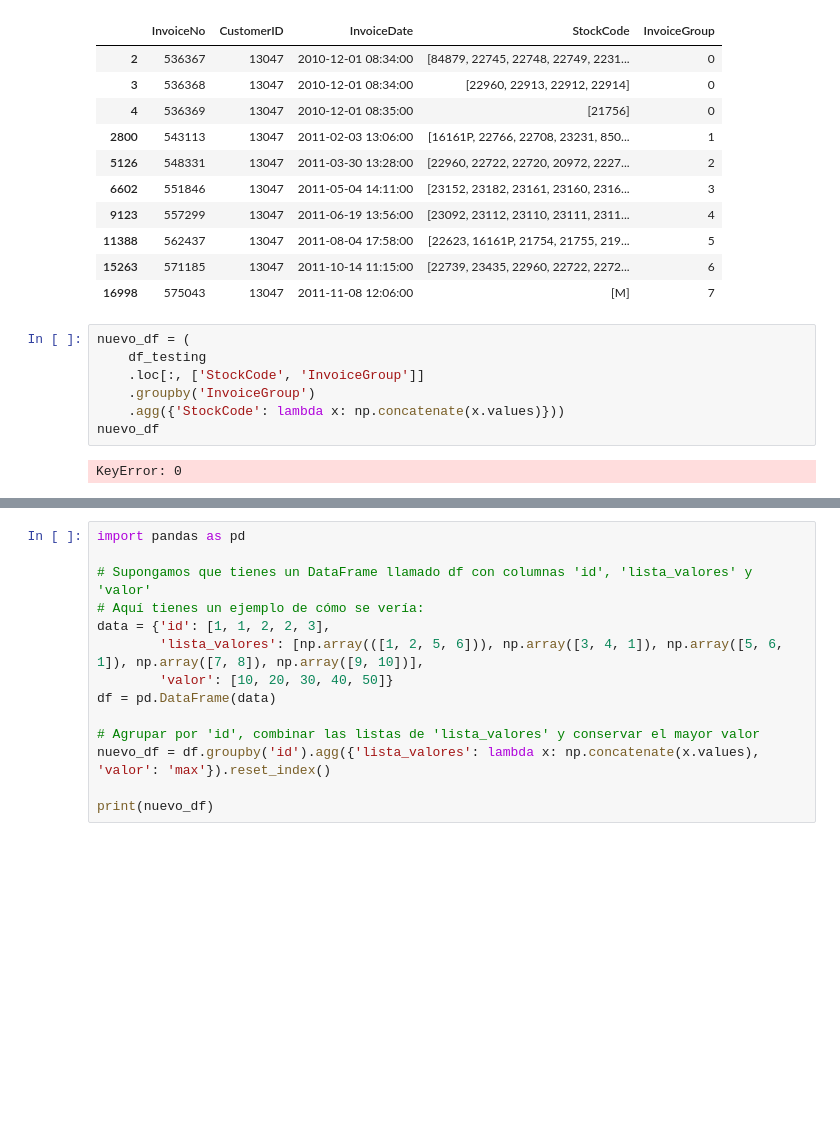
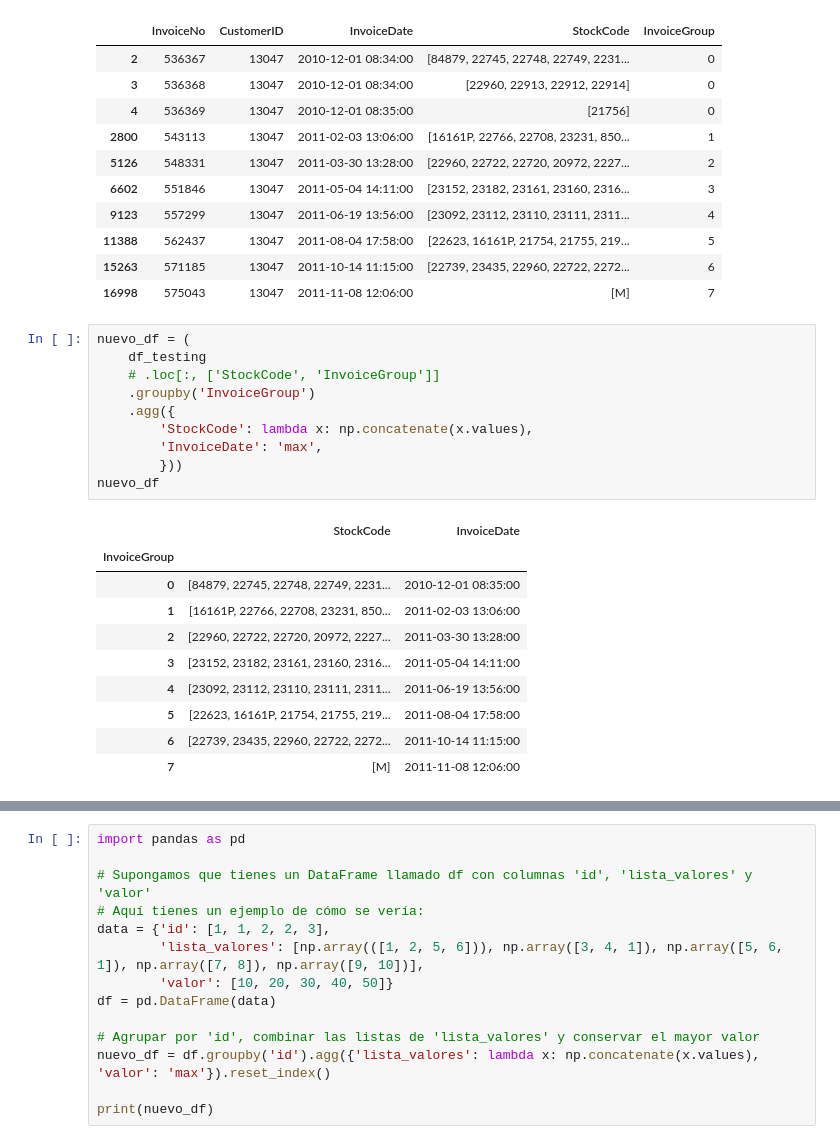
Before and after one commit to Alf-caput/LAB02_ReglasYPatronesSecuenciales, a Jupyter notebook: notebook.ipynb, the cells around one changed output, grey strips where cells are left out. Cells and saved outputs as stored; diff of their text form; blank space fills up the shorter version.

```diff
--- a/notebook.ipynb
+++ b/notebook.ipynb
@@ -189,9 +189,21 @@ See the caveats in the documentation: https://pandas.pydata.org/pandas-docs/stab
 # %%
 nuevo_df = (
     df_testing
-    .loc[:, ['StockCode', 'InvoiceGroup']]
+    # .loc[:, ['StockCode', 'InvoiceGroup']]
     .groupby('InvoiceGroup')
-    .agg({'StockCode': lambda x: np.concatenate(x.values)}))
+    .agg({
+        'StockCode': lambda x: np.concatenate(x.values),
+        'InvoiceDate': 'max',
+        }))
 nuevo_df
 # %% [output]
-KeyError: 0
+|  | StockCode | InvoiceDate |
+| InvoiceGroup |  |  |
+| 0 | [84879, 22745, 22748, 22749, 2231... | 2010-12-01 08:35:00 |
+| 1 | [16161P, 22766, 22708, 23231, 850... | 2011-02-03 13:06:00 |
+| 2 | [22960, 22722, 22720, 20972, 2227... | 2011-03-30 13:28:00 |
+| 3 | [23152, 23182, 23161, 23160, 2316... | 2011-05-04 14:11:00 |
+| 4 | [23092, 23112, 23110, 23111, 2311... | 2011-06-19 13:56:00 |
+| 5 | [22623, 16161P, 21754, 21755, 219... | 2011-08-04 17:58:00 |
+| 6 | [22739, 23435, 22960, 22722, 2272... | 2011-10-14 11:15:00 |
+| 7 | [M] | 2011-11-08 12:06:00 |
```
Also changed, not shown: parts of 2 cells of this notebook.
